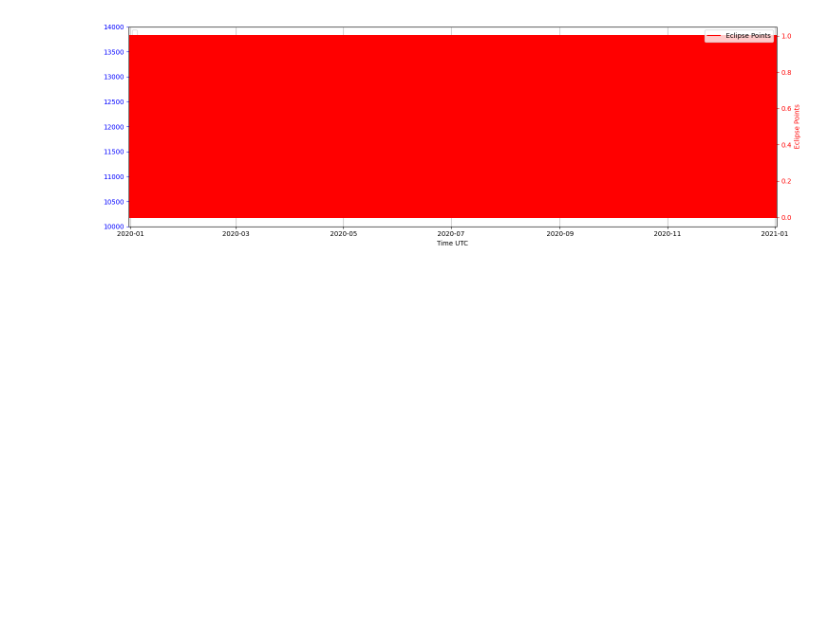
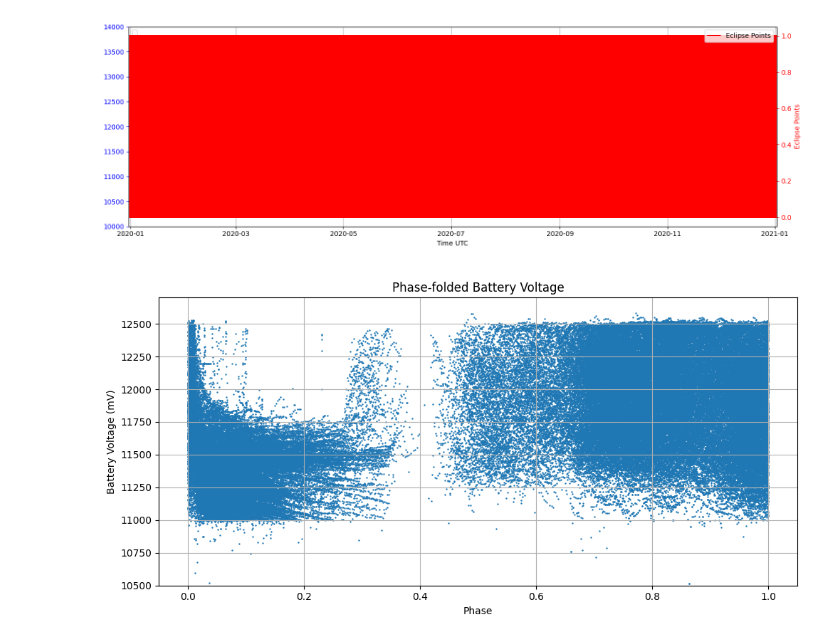
Before and after one commit to FilipeJInacio/pfkde-anomaly-detection, a Jupyter notebook: process_raw_dataset.ipynb, the cells around one changed output. Cells and saved outputs as stored; diff of their text form; code cells hidden in the pictures; blank space fills up the shorter version.

Commit message:
corrected some errors and added plots

```diff
--- a/process_raw_dataset.ipynb
+++ b/process_raw_dataset.ipynb
@@ -59,14 +63,36 @@ for i in range(0, len(df['Start Time (UNIX)']), 1):
         eclipse_event_type[i*2+1] = 0
 
 del df
+# %%
+difference_of_time = []
+
+for i in range(len(time_start_event) - 1):
+    difference_of_time.append([time_start_event[i + 1] - time_start_event[i], time_end_event[i] - time_start_event[i], time_end_event[i], time_start_event[i]])
+
+# histogram
+# plt.figure(figsize=(10, 5))
+# plt.hist(difference_of_time, bins=5000)
+# plt.yscale('log')
+# plt.ylim(1, 10**5)
+# plt.title('Histogram of Time Differences Between Consecutive Events')
+# plt.xlabel('Time Difference (seconds)')
+# plt.ylabel('Frequency')
+# plt.tight_layout()
+# plt.show()
 # %%
 # Phase-fold calculation
 data_point = []
-for i in range(0, len(time_s_start_event)-1, 2):
-    y_t = battery_voltage[(UNIX_time > time_s_start_event[i]) & (UNIX_time < time_s_end_event[i+1])] # get eclipse + illuminated data of 1 period
-    x_t = UNIX_time[(UNIX_time > time_s_start_event[i]) & (UNIX_time < time_s_end_event[i+1])]
-    period_length = time_s_end_event[i+1] - time_s_start_event[i]
+for i in range(0, len(time_start_event)-1, 2):
+
+    start = time_start_event[i]
+    end = time_end_event[i+1] # full period, eclipse + non-eclipse
+
+    query = (UNIX_time >= start) & (UNIX_time < end)
+
+    y_t = battery_voltage[query] # get eclipse + illuminated data of 1 period
+    x_t = UNIX_time[query]
+    period_length = time_end_event[i+1] - time_start_event[i]
 
     for j in range(len(y_t)):
-        current_time = x_t[j] - time_s_start_event[i]   # current time of the point - time at the start of the period
-        data_point.append([x_t[j], y_t[j], current_time, current_time/period_length, period_length, i]) # append, absolute time, battery voltage, phase, phase normalized, period length, period index
+        current_time = x_t[j] - time_start_event[i]   # current time of the point - time at the start of the period
+        data_point.append([x_t[j], y_t[j], current_time, round(current_time), current_time/period_length, period_length, i, start, end]) # append, absolute time, battery voltage, phase, phase normalized, period length, period index
@@ -130,6 +169,19 @@ plt.tight_layout()
 plt.show()
 # %% [output]
 [figure]
+# %%
+# Phase-fold plot of battery voltage
+plt.figure(figsize=(10, 5))
+plt.scatter(phase, y_t, s=0.5)
+plt.xlabel('Phase')
+plt.ylabel('Battery Voltage (mV)')
+plt.title('Phase-folded Battery Voltage')
+plt.ylim(10500, 12700)
+plt.grid(True)
+plt.tight_layout()
+plt.show()
+# %% [output]
+[figure, added]
 # %%
 import scipy.io
 # save the data. why in .mat format? because it's easier to load in MATLAB for plotting.
```
Also changed, not shown: parts of 6 cells of this notebook, 8 other files.
